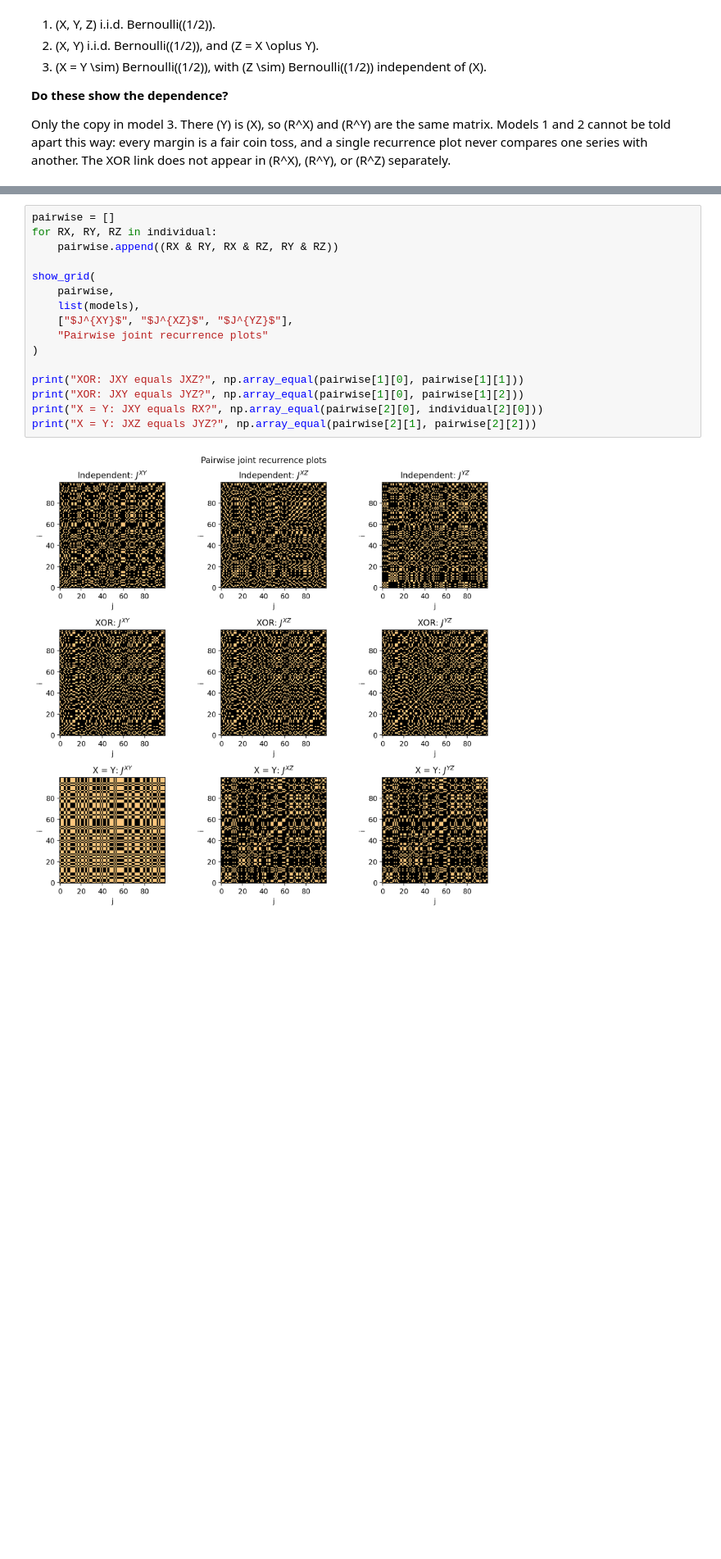
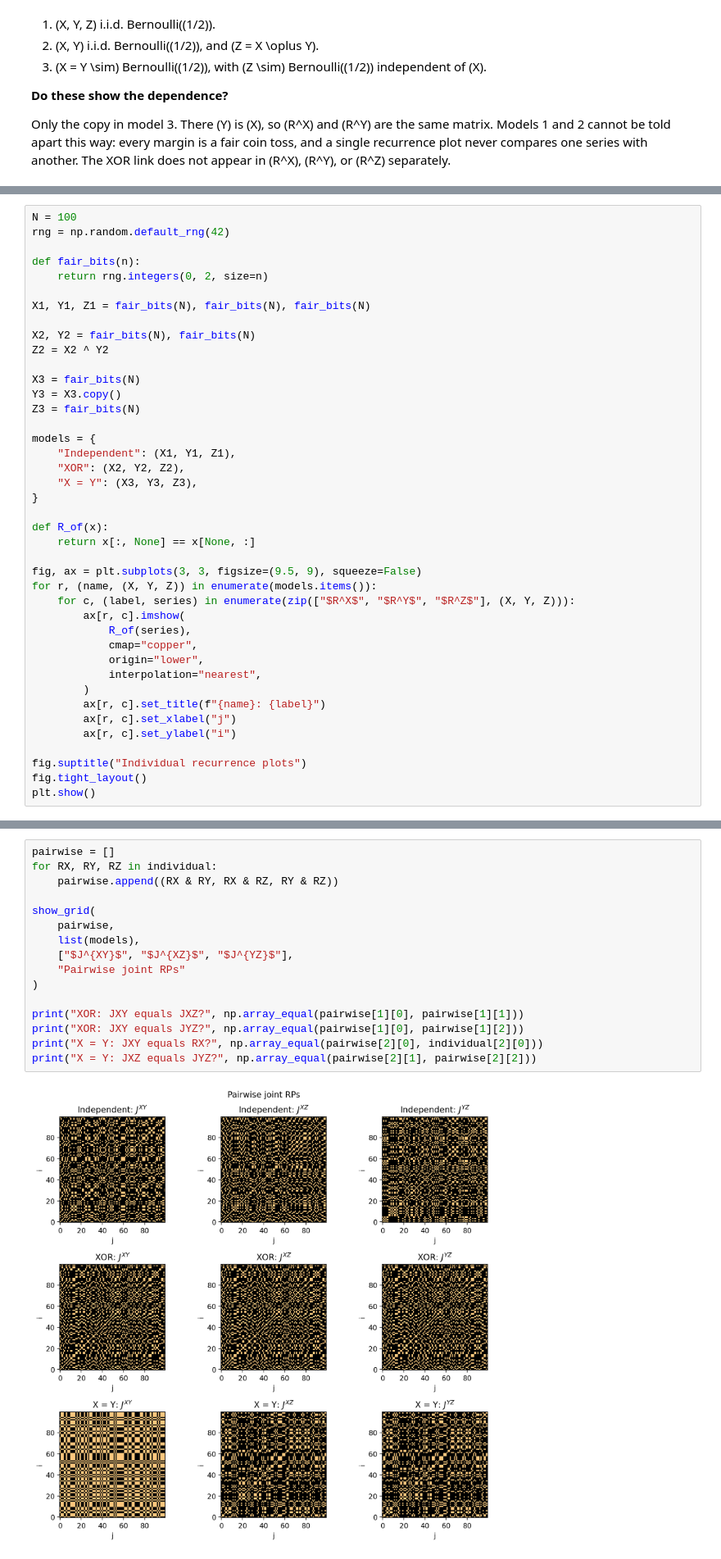
Before and after one commit to Anastasios-Vlachmpeis/Recurrence-Plot-Research, a Jupyter notebook: ResearchBook.ipynb, the cells around one changed output, grey strips where cells are left out. Shown at 82% size. Cells and saved outputs as stored; diff of their text form; blank space fills up the shorter version.

Commit message:
XoR recurrence of independent systems

```diff
--- a/ResearchBook.ipynb
+++ b/ResearchBook.ipynb
@@ -301,0 +238,41 @@ XOR:   RX equals RY? False
+# %%
+N = 100
+rng = np.random.default_rng(42)
+
+def fair_bits(n):
+    return rng.integers(0, 2, size=n)
+
+X1, Y1, Z1 = fair_bits(N), fair_bits(N), fair_bits(N)
+
+X2, Y2 = fair_bits(N), fair_bits(N)
+Z2 = X2 ^ Y2
+
+X3 = fair_bits(N)
+Y3 = X3.copy()
+Z3 = fair_bits(N)
+
+models = {
+    "Independent": (X1, Y1, Z1),
+    "XOR": (X2, Y2, Z2),
+    "X = Y": (X3, Y3, Z3),
+}
+
+def R_of(x):
+    return x[:, None] == x[None, :]
+
+fig, ax = plt.subplots(3, 3, figsize=(9.5, 9), squeeze=False)
+for r, (name, (X, Y, Z)) in enumerate(models.items()):
+    for c, (label, series) in enumerate(zip(["$R^X$", "$R^Y$", "$R^Z$"], (X, Y, Z))):
+        ax[r, c].imshow(
+            R_of(series),
+            cmap="copper",
+            origin="lower",
+            interpolation="nearest",
+        )
+        ax[r, c].set_title(f"{name}: {label}")
+        ax[r, c].set_xlabel("j")
+        ax[r, c].set_ylabel("i")
+
+fig.suptitle("Individual recurrence plots")
+fig.tight_layout()
+plt.show()
@@ -316,18 +295,18 @@ The joint plots are thinner than the individual ones, since both matches are req
 # %%
 pairwise = []
 for RX, RY, RZ in individual:
     pairwise.append((RX & RY, RX & RZ, RY & RZ))
 
 show_grid(
     pairwise,
     list(models),
     ["$J^{XY}$", "$J^{XZ}$", "$J^{YZ}$"],
-    "Pairwise joint recurrence plots"
+    "Pairwise joint RPs"
 )
 
 print("XOR: JXY equals JXZ?", np.array_equal(pairwise[1][0], pairwise[1][1]))
 print("XOR: JXY equals JYZ?", np.array_equal(pairwise[1][0], pairwise[1][2]))
 print("X = Y: JXY equals RX?", np.array_equal(pairwise[2][0], individual[2][0]))
 print("X = Y: JXZ equals JYZ?", np.array_equal(pairwise[2][1], pairwise[2][2]))
 # %% [output]
-[figure, old version]
+[figure, new version]
```
Also changed, not shown: parts of 10 cells of this notebook, 1 other file.
